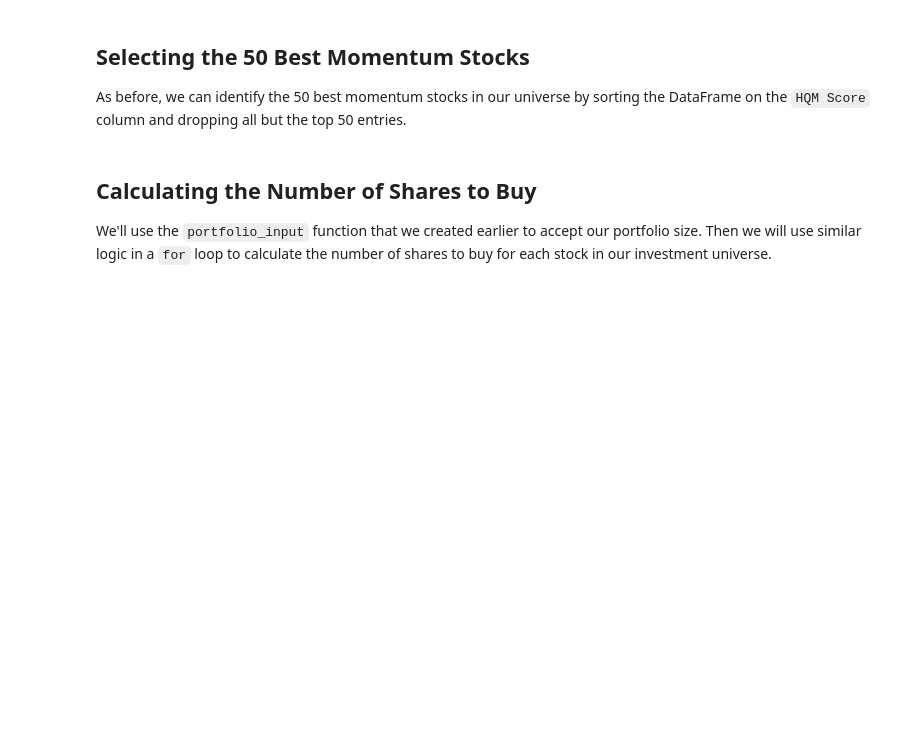
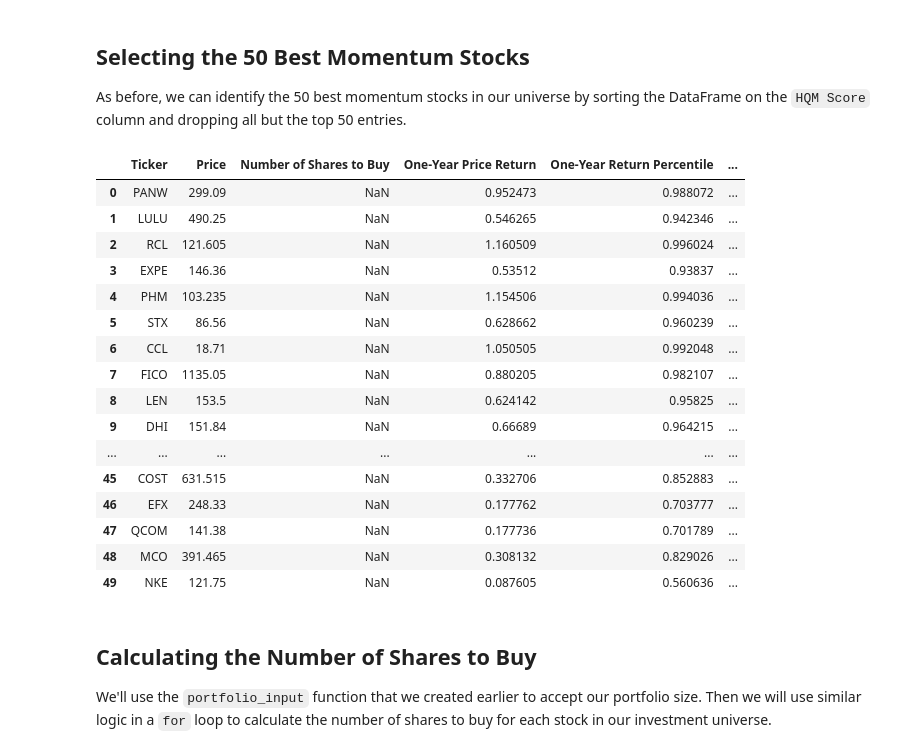
Before and after one commit to yinan-c/algorithmic-trading-python, a Jupyter notebook: starter_files/002_quantitative_momentum_strategy.ipynb, the cells around one changed output. Drawn from its saved outputs; the diff is of its cells as text; code cells hidden in the pictures; blank space fills up the shorter version.

```diff
--- a/starter_files/002_quantitative_momentum_strategy.ipynb
+++ b/starter_files/002_quantitative_momentum_strategy.ipynb
@@ -50,2 +98,16 @@ my_columns = ['Ticker', 'Price', 'One-Year Price Return', 'Number of Shares to B
 # %% [markdown]
 Now we need to create a blank DataFrame and add our data to the data frame one-by-one.
+# %%
+my_df = pd.DataFrame(columns=my_columns)
+
+for symbol_string in symbol_strings:
+    batch_api_call_url = f'https://cloud.iexapis.com/stable/stock/market/batch/?types=stats,quote&symbols={symbol_string}&token={IEX_CLOUD_API_TOKEN}'
+    data = requests.get(batch_api_call_url).json()
+    #print(data)
+    for symbol in symbol_string.split(','):
+        new_row = pd.DataFrame(
+            [symbol, data[symbol]['quote']['latestPrice'],data[symbol]['stats']['year1ChangePercent'], 'NaN' ],
+            index = my_columns,
+        ).transpose()
+        my_df = pd.concat([my_df, new_row],ignore_index=True)
+my_df
@@ -90,3 +277,18 @@ We now need to calculate momentum percentile scores for every stock in the unive
 * `One-Month Price Return`
 
 Here's how we'll do this:
+# %%
+time_periods = [
+                'One-Year',
+                'Six-Month',
+                'Three-Month',
+                'One-Month'
+                ]
+
+for row in my_df.index:
+    for time_period in time_periods:
+        change_col = f'{time_period} Price Return'
+        percentile_col = f'{time_period} Return Percentile'
+        my_df.loc[row,percentile_col] = stats.percentileofscore(my_df[change_col],my_df.loc[row,change_col])/100
+
+my_df
@@ -98,3 +314,13 @@ We'll now calculate our `HQM Score`, which is the high-quality momentum score th
 The `HQM Score` will be the arithmetic mean of the 4 momentum percentile scores that we calculated in the last section.
 
 To calculate arithmetic mean, we will use the `mean` function from Python's built-in `statistics` module.
+# %%
+from statistics import mean
+my_df['HQM Score'] = my_df.apply(lambda x: mean([x[f'{time_period} Return Percentile'] for time_period in time_periods]),axis=1)
+my_df
+
+columns_to_mean = [f'{time_period} Return Percentile' for time_period in time_periods]
+print(columns_to_mean)
+
+my_df['HQM Score'] = my_df[columns_to_mean].mean(axis=1)
+my_df
@@ -102,6 +343,28 @@ To calculate arithmetic mean, we will use the `mean` function from Python's buil
 ## Selecting the 50 Best Momentum Stocks
 
 As before, we can identify the 50 best momentum stocks in our universe by sorting the DataFrame on the `HQM Score` column and dropping all but the top 50 entries.
+# %%
+sorted_df = my_df.sort_values(by='HQM Score', ascending=False)[:50]
+sorted_df.reset_index(inplace=True, drop= True)
+sorted_df
+# %% [output]
+|  | Ticker | Price | Number of Shares to Buy | One-Year Price Return | One-Year Return Percentile | ... |
+| 0 | PANW | 299.09 | NaN | 0.952473 | 0.988072 | ... |
+| 1 | LULU | 490.25 | NaN | 0.546265 | 0.942346 | ... |
+| 2 | RCL | 121.605 | NaN | 1.160509 | 0.996024 | ... |
+| 3 | EXPE | 146.36 | NaN | 0.53512 | 0.93837 | ... |
+| 4 | PHM | 103.235 | NaN | 1.154506 | 0.994036 | ... |
+| 5 | STX | 86.56 | NaN | 0.628662 | 0.960239 | ... |
+| 6 | CCL | 18.71 | NaN | 1.050505 | 0.992048 | ... |
+| 7 | FICO | 1135.05 | NaN | 0.880205 | 0.982107 | ... |
+| 8 | LEN | 153.5 | NaN | 0.624142 | 0.95825 | ... |
+| 9 | DHI | 151.84 | NaN | 0.66689 | 0.964215 | ... |
+| ... | ... | ... | ... | ... | ... | ... |
+| 45 | COST | 631.515 | NaN | 0.332706 | 0.852883 | ... |
+| 46 | EFX | 248.33 | NaN | 0.177762 | 0.703777 | ... |
+| 47 | QCOM | 141.38 | NaN | 0.177736 | 0.701789 | ... |
+| 48 | MCO | 391.465 | NaN | 0.308132 | 0.829026 | ... |
+| 49 | NKE | 121.75 | NaN | 0.087605 | 0.560636 | ... |
 # %% [markdown]
 ## Calculating the Number of Shares to Buy
 
```
Also changed, not shown: parts of 17 cells of this notebook, 1 other file.
